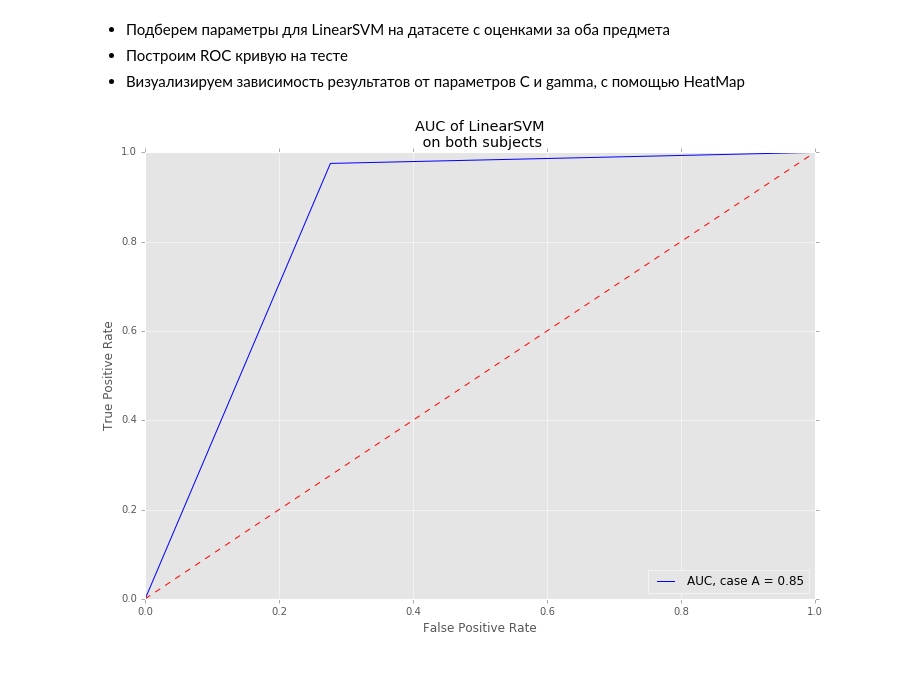
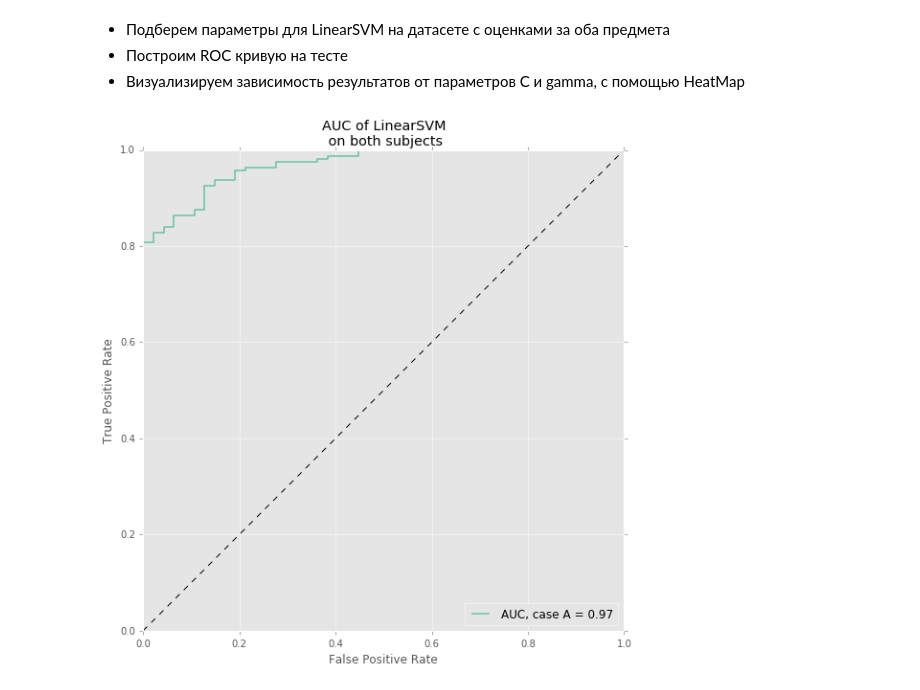
Before and after one commit to rudolphyo/ML-Python, a Jupyter notebook: hw2-boosting.ipynb, the cells around one changed output. Cells and saved outputs as stored; diff of their text form; code cells hidden in the pictures.

```diff
--- a/hw2-boosting.ipynb
+++ b/hw2-boosting.ipynb
@@ -625,11 +633,11 @@ def train_gbc(data, target, folds=5):
     gbc_grid = GridSearchCV(GradientBoostingClassifier(), gbc_params, cv=folds, n_jobs=3)
     gbc_grid.fit(X_train, y_train)
 
-    predictions = gbc_grid.best_estimator_.predict(X_test)
-    plot_roc(y_test.ravel(), predictions.ravel(), len(y_test.unique()))
+    predictions = gbc_grid.best_estimator_.predict_proba(X_test)
+    plot_roc(y_test, predictions, len(y_test.unique()))
 
     for params, mean_score, scores in gbc_grid.grid_scores_:
-        scores_clf[str(params)] = mean_score
+        scores_clf[str(params)] = float("{0:.2f}".format(mean_score))
 # %%
 for k in np.arange(2, 25, 5):
     scores_clf = {}
@@ -665,11 +673,11 @@ def train_abc(data, target, folds=5):
     abc_grid = GridSearchCV(AdaBoostClassifier(RandomForestClassifier(max_depth=10, min_samples_split=3)), abc_params, cv=folds, n_jobs=3)
     abc_grid.fit(X_train, y_train)
 
-    predictions = abc_grid.best_estimator_.predict(X_test)
-    plot_roc(y_test.ravel(), predictions.ravel(), len(y_test.unique()))
+    predictions = abc_grid.best_estimator_.predict_proba(X_test)
+    plot_roc(y_test, predictions, len(y_test.unique()))
 
     for params, mean_score, scores in abc_grid.grid_scores_:
-        scores_clf[str(params)] = mean_score
+        scores_clf[str(params)] = float("{0:.2f}".format(mean_score))
 # %%
 scores_clf = {}
 plot_roc.current = 0
@@ -693,19 +707,13 @@ plt.title('AUC', rotation=0, fontsize="xx-large")
 # %%
-from sklearn.neighbors import KNeighborsClassifier
-from sklearn.svm import SVC
-from sklearn.tree import DecisionTreeClassifier
-from sklearn.naive_bayes import GaussianNB
-from sklearn.discriminant_analysis import QuadraticDiscriminantAnalysis
-
-h = .02  # step size in the mesh
+h = .02
 
 names = ["Nearest Neighbors", "Linear SVM", "RBF SVM",
          "Decision Tree", "Naive Bayes", "QDA"]
 
 classifiers = [
     KNeighborsClassifier(3),
-    SVC(kernel="linear", C=0.025),
-    SVC(gamma=2, C=1),
+    SVC(kernel="linear", C=0.025, probability=True),
+    SVC(gamma=2, C=1, probability=True),
     DecisionTreeClassifier(max_depth=5),
     GaussianNB(),
     QuadraticDiscriminantAnalysis()]
@@ -719,7 +727,7 @@ plot_roc.current=0
 for name, clf in zip(names, classifiers):
     plot_roc.current=0
     clf.fit(X_train, y_train)
-    predictions = clf.predict(X_test)
+    predictions = clf.predict_proba(X_test)
     plt.figure()
     plt.title("AUC on "+name)
     plot_roc(y_test, predictions, 2)
@@ -756,16 +764,16 @@ def train_cv_lsvm(data, target, folds=10):
                 #'kernel': ['linear', 'rbf'],
                 'gamma': gamma_range}
 
-    svm_grid= GridSearchCV(SVC(), param_grid=svm_grid, cv=folds, n_jobs=3)
+    svm_grid= GridSearchCV(SVC(probability=True), param_grid=svm_grid, cv=folds, n_jobs=3)
     svm_grid.fit(X_train, y_train)
 
-    predictions = svm_grid.best_estimator_.predict(X_test)
-    plot_roc(y_test.ravel(), predictions.ravel(), len(y_test.unique()))
+    predictions = svm_grid.best_estimator_.predict_proba(X_test)
+    plot_roc(y_test, predictions, len(y_test.unique()))
 
     scores = [x[1] for x in svm_grid.grid_scores_]
     scores = np.array(scores).reshape(len(C_range), len(gamma_range))
 
-    plt.figure(figsize = (12, 8))
+    plt.figure(figsize = (9,9))
     plt.imshow(scores, interpolation='nearest', cmap=plt.cm.hot, norm=MidpointNormalize(vmin=0.2, midpoint=0.92))
     plt.xlabel('$\gamma$', fontsize="xx-large")
     plt.ylabel('$C$', rotation=0, fontsize="xx-large")
@@ -777,11 +785,11 @@ def train_cv_lsvm(data, target, folds=10):
 # %%
 
 plot_roc.current = 0
 for to_drop in [A, B, C]:
-    plt.figure(figsize = (12, 8))
+    plt.figure(figsize = (9, 9))
     plt.title("AUC of LinearSVM\n on both subjects")
     X = processed_students.drop(to_drop, axis=1)
     Y = grades_to_binary(processed_students.G3)
     train_cv_lsvm(X, Y)
 # %% [output]
-[figure, old version]
+[figure, new version]
```
Also changed, not shown: parts of 34 cells of this notebook.
